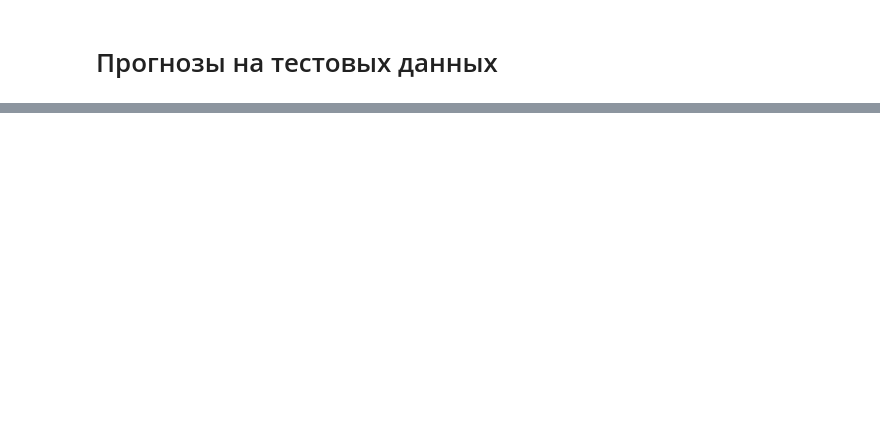
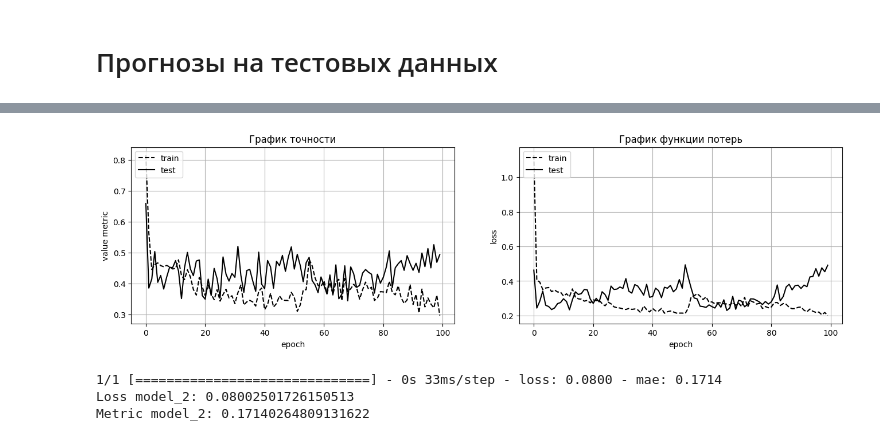
Before and after one commit to yarkalm/sale_regression, a Jupyter notebook: Clean_salest.ipynb, the cells around one changed output, grey strips where cells are left out. Drawn from its saved outputs; the diff is of its cells as text; code cells hidden in the pictures; blank space fills up the shorter version.

```diff
--- a/Clean_salest.ipynb
+++ b/Clean_salest.ipynb
@@ -140,0 +180,42 @@ model.save('best.h5')
+# %%
+model_2 = Sequential()
+model_2.add(LSTM(4, input_shape=(x_train_1.shape[1], x_train_1.shape[-1]), return_sequences=True))
+model_2.add(LSTM(2))
+model_2.add(Dense(1))
+# %%
+model_2.compile(loss = 'mse', optimizer = Adam(learning_rate=0.1), metrics = 'mae')
+# %%
+filepath="/content/best.hdf5"
+checkpoint = ModelCheckpoint(filepath, monitor='loss', verbose=1, save_best_only=True, mode='min')
+callbacks_list = [checkpoint]
+# %%
+history = model_2.fit(x_train_1, y_train_1, epochs=100, batch_size=16,validation_split=0.25, verbose=2, callbacks = callbacks_list)
+# %%
+fig = plt.figure(figsize=(16, 4))
+
+ax = fig.add_subplot(121)
+ax.plot(history.history['mae'],'--',color='black')
+ax.plot(history.history['val_mae'],color='black')
+ax.set_title('График точности')
+ax.set_ylabel('value metric')
+ax.set_xlabel('epoch')
+ax.legend(['train', 'test'], loc='upper left')
+ax.grid(True)
+ax2 = fig.add_subplot(122)
+ax2.plot(history.history['loss'],'--',color='black')
+ax2.plot(history.history['val_loss'],color='black')
+ax2.set_title('График функции потерь')
+ax2.set_ylabel('loss')
+ax2.set_xlabel('epoch')
+ax2.legend(['train', 'test'], loc='upper left')
+ax2.grid(True)
+plt.show()
+# %% [output]
+[figure, added]
+# %%
+result_2 = model_2.evaluate(x_test_2,y_test_2)
+print(f"Loss model_2: {result_2[0]}\nMetric model_2: {result_2[1]}")
+# %% [output]
+1/1 [==============================] - 0s 33ms/step - loss: 0.0800 - mae: 0.1714
+Loss model_2: 0.08002501726150513
+Metric model_2: 0.17140264809131622
```
Also changed, not shown: parts of 31 cells of this notebook.
